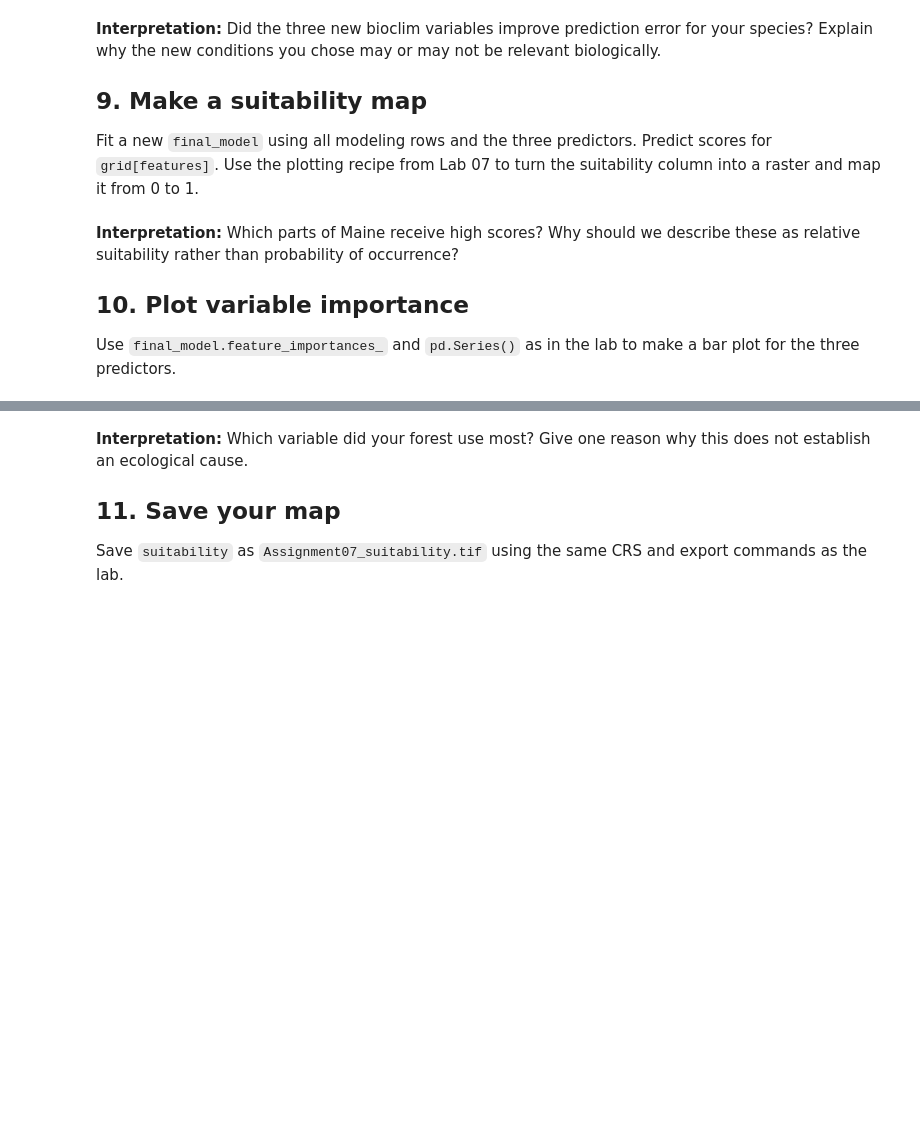
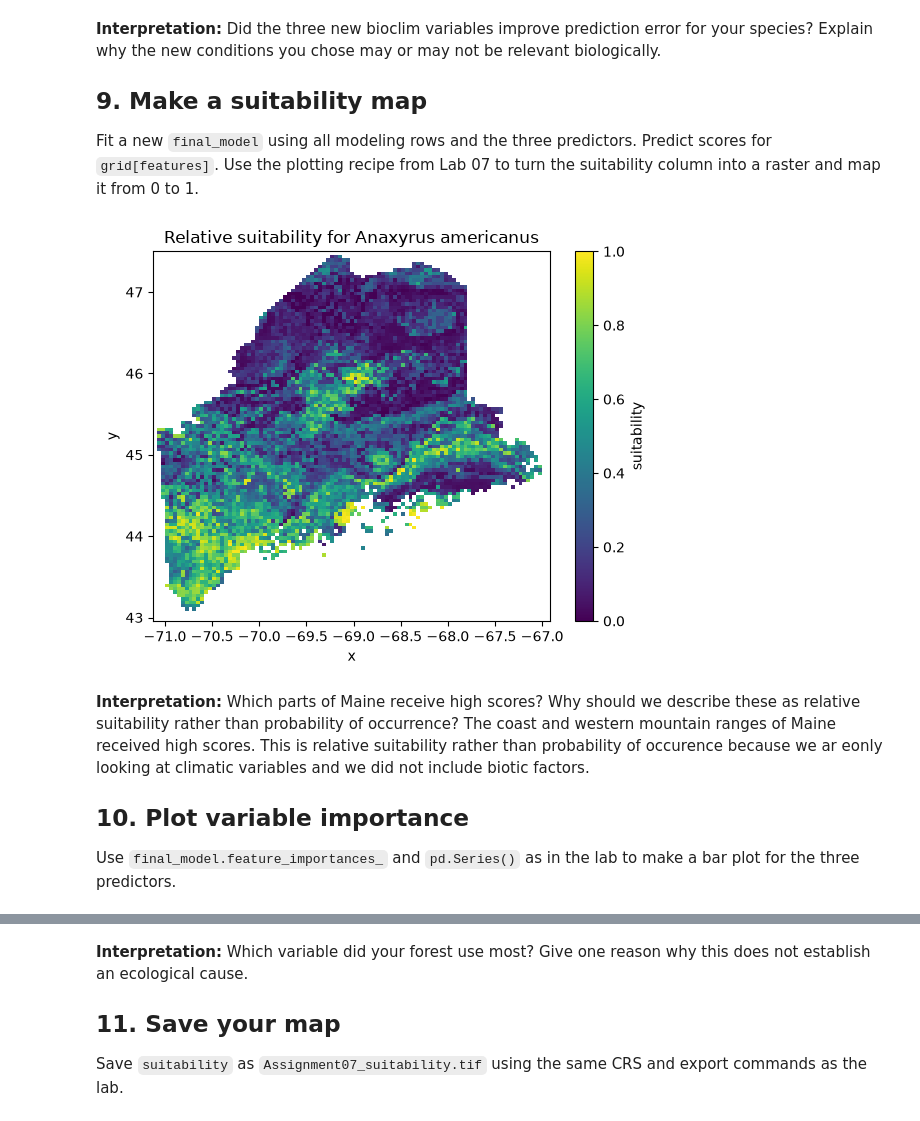
Before and after one commit to meganklutts/BIO597-SpatialBiodiversity, a Jupyter notebook: docs/assignments/Assignment-07-MachineLearningSDM.ipynb, the cells around one changed output, grey strips where cells are left out. Saved outputs shown, nothing was run; the diff lists cells and outputs as text; code cells hidden in the pictures; blank space fills up the shorter version.

```diff
--- a/docs/assignments/Assignment-07-MachineLearningSDM.ipynb
+++ b/docs/assignments/Assignment-07-MachineLearningSDM.ipynb
@@ -102,3 +293,28 @@ index of the bioclim variables you chose). Create a new feature table (`X`) sele
 # Select the three predictor columns from the existing training and test tables.
 # Fit three_variable_model and predict the same withheld cells.
 # Calculate three_variable_error and print it beside bio1_error.
+
+features = ["bio_12", "bio_13", "bio_14"]
+
+X = model_data[features]
+
+X_train, X_test, y_train, y_test = train_test_split(
+    X,
+    y,
+    test_size=0.25,
+    random_state=597,
+)
+
+three_variable_model = RandomForestRegressor(
+    n_estimators=100, min_samples_leaf=5, random_state=2,
+)
+
+three_variable_model.fit(X_train, y_train)
+
+three_variable_prediction = three_variable_model.predict(X_test)
+
+three_variable_error = mean_absolute_error(y_test, three_variable_prediction)
+bio12_error = mean_absolute_error(y_test, test_prediction)
+
+print("BIO12-only MAE:", round(bio12_error, 3))
+print("BIO12 + BIO13 + BIO14 MAE:", round(three_variable_error, 3))
@@ -111,9 +330,25 @@ Fit a new `final_model` using all modeling rows and the three predictors. Predic
 # %%
 # Update X to include all three predictors.
 # Fit final_model with the same forest settings.
 # Add grid["suitability"], convert it to a raster named suitability, and plot it.
+
+X = model_data[features]
+final_model = RandomForestRegressor(
+    n_estimators=100, min_samples_leaf=5, random_state=597,
+)
+final_model.fit(X, y)
+grid["suitability"] = final_model.predict(grid[features])
+
+suitability = grid.set_index(["y", "x"])["suitability"].to_xarray()
+suitability = suitability.reindex(y=climate.y, x=climate.x)
+
+suitability.plot(vmin=0, vmax=1, cmap="viridis")
+plt.title(f"Relative suitability for {target_species}")
+plt.show()
+# %% [output]
+[figure, added]
 # %% [markdown]
-**Interpretation:** Which parts of Maine receive high scores? Why should we describe these as relative suitability rather than probability of occurrence?
+**Interpretation:** Which parts of Maine receive high scores? Why should we describe these as relative suitability rather than probability of occurrence? The coast and western mountain ranges of Maine received high scores. This is relative suitability rather than probability of occurence because we ar eonly looking at climatic variables and we did not include biotic factors.
 
 ## 10. Plot variable importance
 
```
Also changed, not shown: parts of 32 cells of this notebook.
